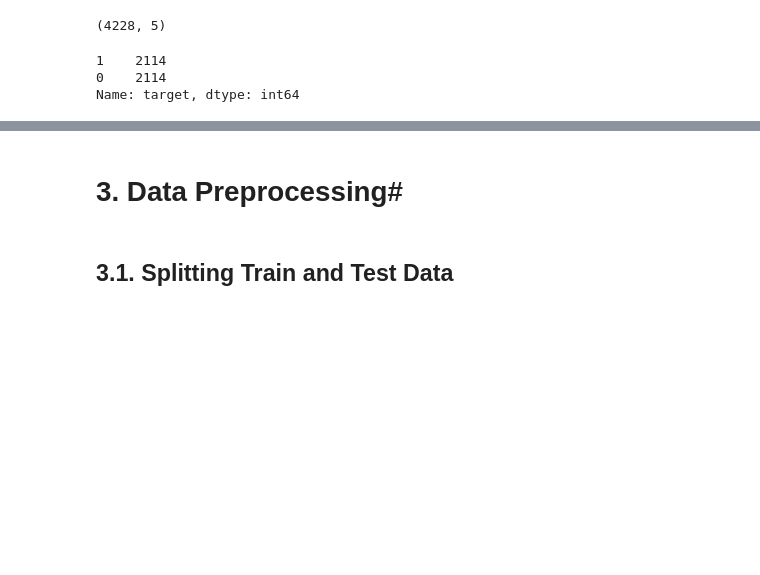
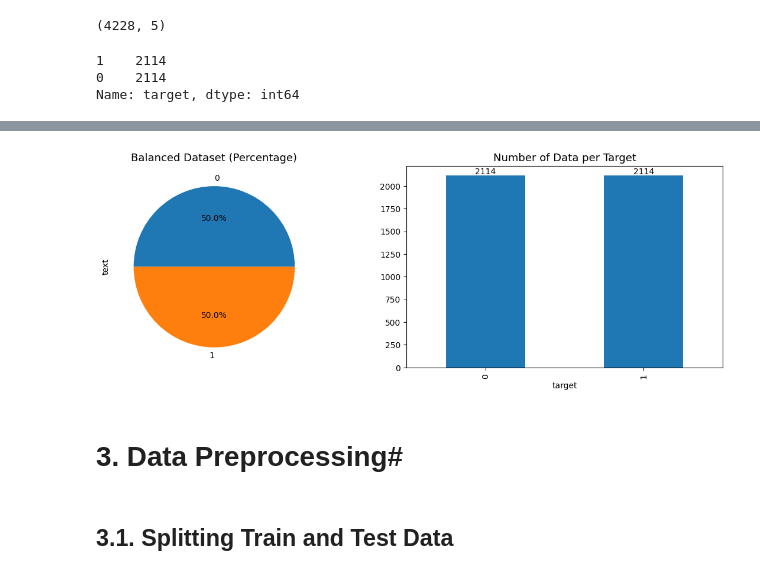
Before and after one commit to barkhahbpp/tweetdisasterbert, a Jupyter notebook: bert_disaster_tweet_classification.ipynb, the cells around one changed output, grey strips where cells are left out. Saved outputs shown, nothing was run; the diff lists cells and outputs as text; code cells hidden in the pictures; blank space fills up the shorter version.

```diff
--- a/bert_disaster_tweet_classification.ipynb
+++ b/bert_disaster_tweet_classification.ipynb
@@ -170,3 +245,22 @@ balanced_df.sample(20)
+# %%
+fig, axes = plt.subplots(ncols=2, figsize=(12, 4), dpi=100)
+plt.tight_layout()
+
+balanced_target = balanced_df.groupby('target').agg('count')
+balanced_target = balanced_target.drop(['id', 'numofchars', 'numofwords'], axis=1)
+
+balanced_target['text'].plot(ax=axes[0],kind="pie", autopct="%.1f%%")
+balanced_target['text'].plot(ax=axes[1],kind="bar")
+
+for container in axes[1].containers:
+  axes[1].bar_label(container)
+
+axes[0].set_title('Balanced Dataset (Percentage)', fontsize=13)
+axes[1].set_title('Number of Data per Target', fontsize=13)
+
+plt.show()
+# %% [output]
+[figure, added]
 # %% [markdown]
 # 3. Data Preprocessing#
 # %% [markdown]
```
Also changed, not shown: parts of 36 cells of this notebook.
